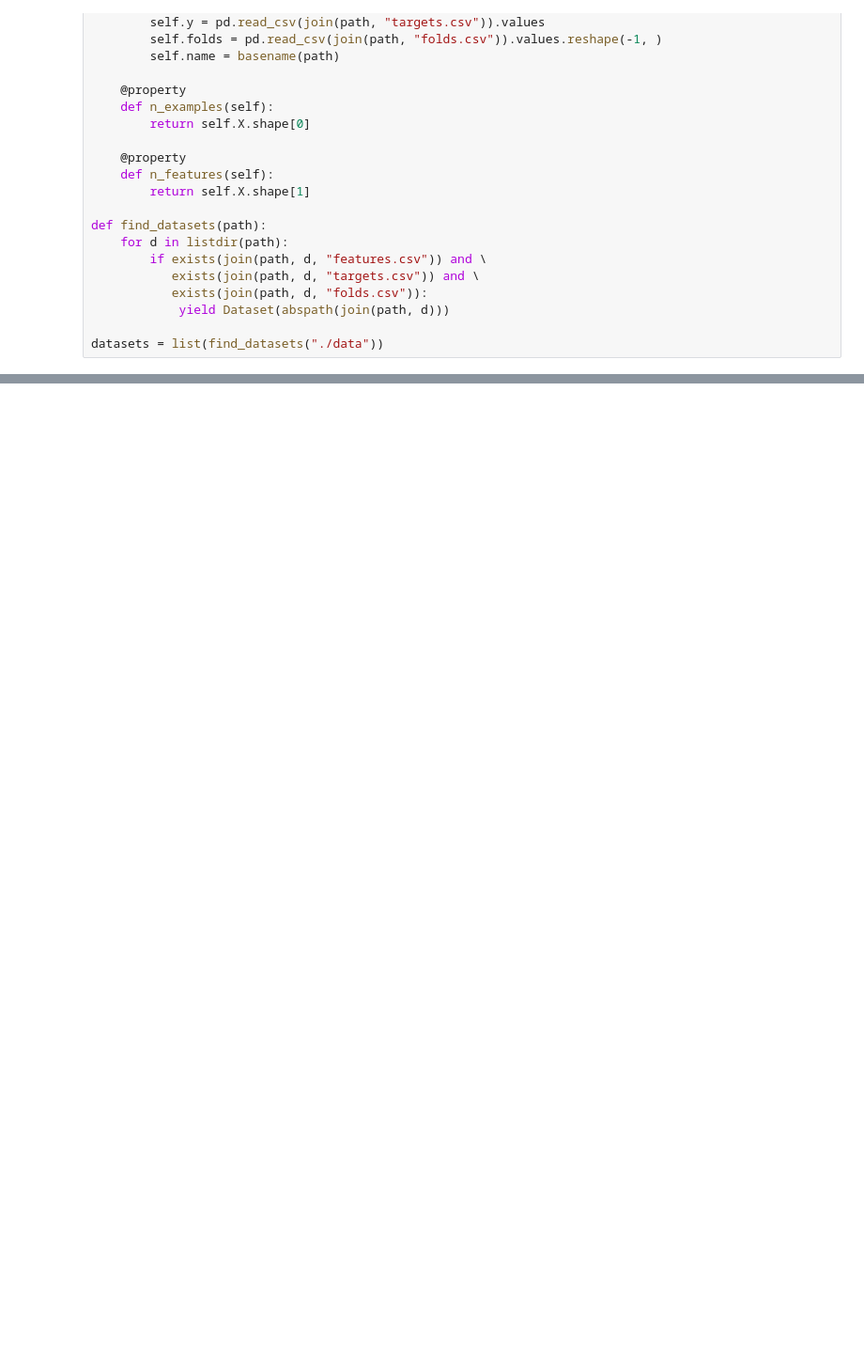
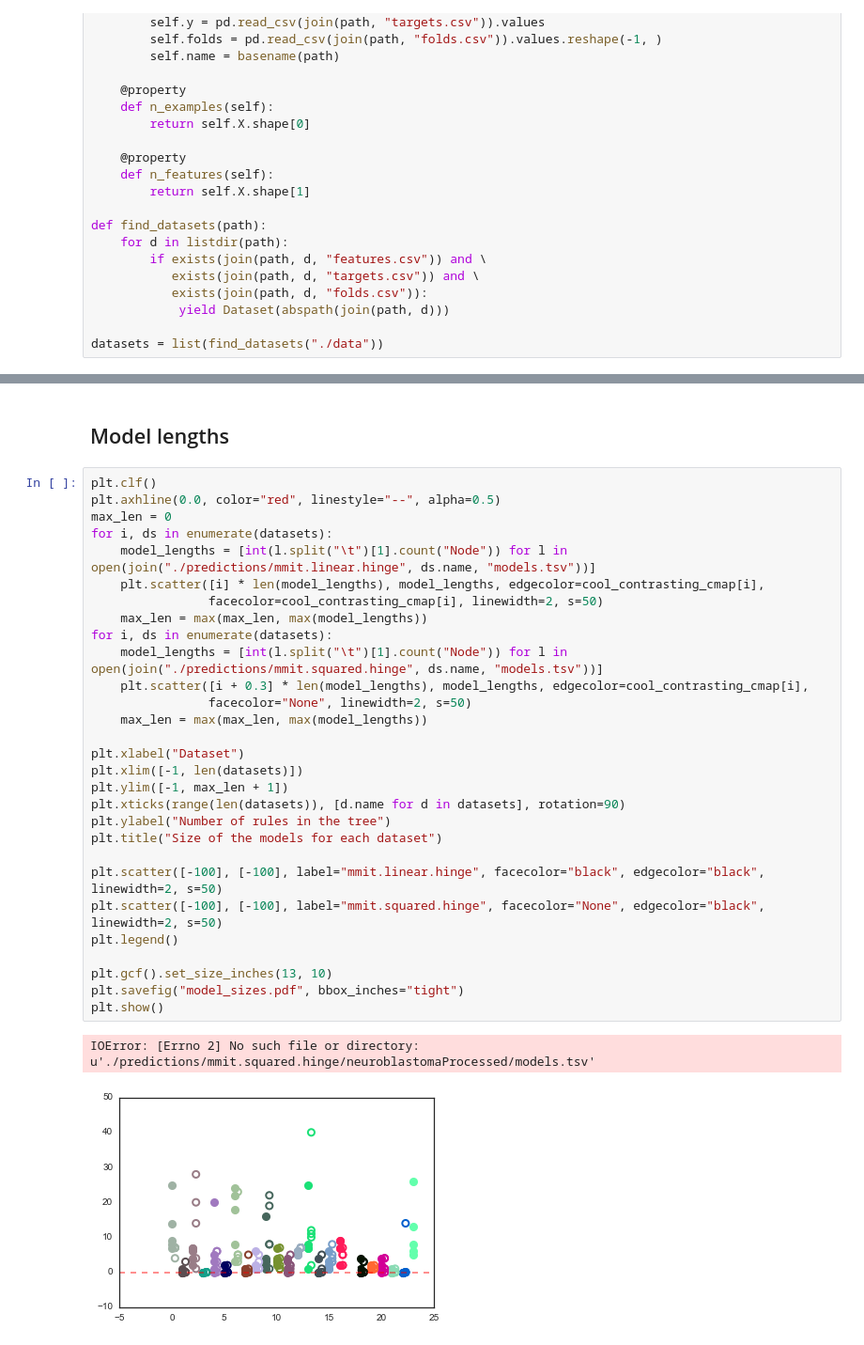
Before and after one commit to tdhock/mmit-paper, a Jupyter notebook: notebooks/experiments/cross_validation_all_datasets.ipynb, the cells around one changed output, grey strips where cells are left out. Shown at 94% size. Cells and saved outputs as stored; diff of their text form; blank space fills up the shorter version.

```diff
--- a/notebooks/experiments/cross_validation_all_datasets.ipynb
+++ b/notebooks/experiments/cross_validation_all_datasets.ipynb
@@ -119,0 +228,34 @@ for d in datasets:
+# %% [markdown]
+## Model lengths
+# %%
+plt.clf()
+plt.axhline(0.0, color="red", linestyle="--", alpha=0.5)
+max_len = 0
+for i, ds in enumerate(datasets):
+    model_lengths = [int(l.split("\t")[1].count("Node")) for l in open(join("./predictions/mmit.linear.hinge", ds.name, "models.tsv"))]
+    plt.scatter([i] * len(model_lengths), model_lengths, edgecolor=cool_contrasting_cmap[i],
+                facecolor=cool_contrasting_cmap[i], linewidth=2, s=50)
+    max_len = max(max_len, max(model_lengths))
+for i, ds in enumerate(datasets):
+    model_lengths = [int(l.split("\t")[1].count("Node")) for l in open(join("./predictions/mmit.squared.hinge", ds.name, "models.tsv"))]
+    plt.scatter([i + 0.3] * len(model_lengths), model_lengths, edgecolor=cool_contrasting_cmap[i],
+                facecolor="None", linewidth=2, s=50)
+    max_len = max(max_len, max(model_lengths))
+
+plt.xlabel("Dataset")
+plt.xlim([-1, len(datasets)])
+plt.ylim([-1, max_len + 1])
+plt.xticks(range(len(datasets)), [d.name for d in datasets], rotation=90)
+plt.ylabel("Number of rules in the tree")
+plt.title("Size of the models for each dataset")
+
+plt.scatter([-100], [-100], label="mmit.linear.hinge", facecolor="black", edgecolor="black", linewidth=2, s=50)
+plt.scatter([-100], [-100], label="mmit.squared.hinge", facecolor="None", edgecolor="black", linewidth=2, s=50)
+plt.legend()
+
+plt.gcf().set_size_inches(13, 10)
+plt.savefig("model_sizes.pdf", bbox_inches="tight")
+plt.show()
+# %% [output]
+IOError: [Errno 2] No such file or directory: u'./predictions/mmit.squared.hinge/neuroblastomaProcessed/models.tsv'
+[figure, added]
```
Also changed, not shown: parts of 10 cells of this notebook.
